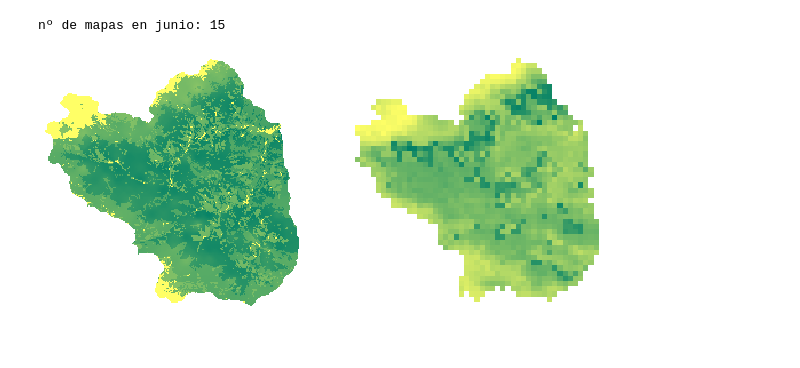
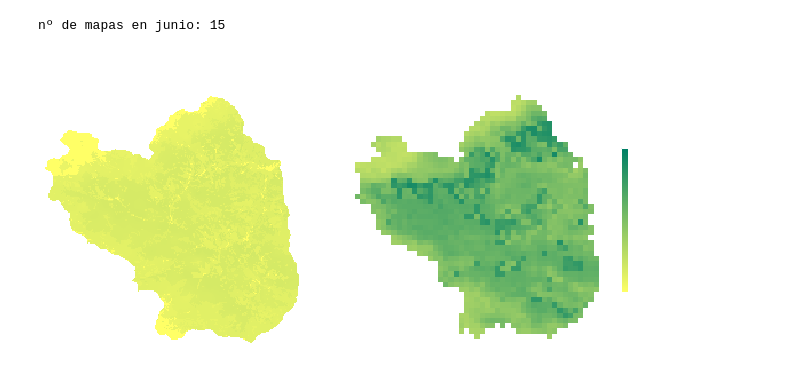
Before and after one commit to casadoj/Calibrar, a Jupyter notebook: docs/SPAEF.ipynb, the cells around one changed output. Cells and saved outputs as stored; diff of their text form; code cells hidden in the pictures; blank space fills up the shorter version.

```diff
--- a/docs/SPAEF.ipynb
+++ b/docs/SPAEF.ipynb
@@ -87,9 +87,10 @@ for i, file in enumerate(files):
     read_ascii(file)
     if i == 0:
         ETtetis = read_ascii.data
-        atrs = read_ascii.attributes
+        atrsTetis = read_ascii.attributes
     else:
         ETtetis = np.dstack((ETtetis, read_ascii.data))
+
 # transformar 'ETtetis' para que la primera dimensión sea el tiempo
 tmp = np.ones((ETtetis.shape[2], ETtetis.shape[0], ETtetis.shape[1])) * np.nan
 for i in range(ETtetis.shape[2]):
@@ -170,14 +172,28 @@ __Terra__
 # evapotranspiración media en junio
 mask = np.array([d.month == 6 for d in datesTerra])
 print('nº de mapas en junio: {0}'.format(mask.sum()))
-meanTerra = np.nanmean(ETterra[mask,:,:], axis=0)
+meanTerra = np.nanmean(ETterra[mask,:,:], axis=0).data
 # %% [output]
 nº de mapas en junio: 15
-# %%
-fig, axes = plt.subplots(ncols=2, figsize=(10, 5))
-
-for ax, data in zip(axes, [meanTETIS, meanTerra]):
-    ax.imshow(data, cmap='summer_r')
-    ax.axis('off')
-# %% [output]
-[figure, removed]
+# %%
+fig, axes = plt.subplots(ncols=2, figsize=(10, 5))
+fig.subplots_adjust(right=0.9)
+
+r = 10
+vmin = np.floor(min(np.nanmin(meanTETIS), np.nanmin(meanTerra)) / r) * r
+vmax = np.ceil(max(np.nanmax(meanTETIS), np.nanmax(meanTerra)) / r) * r
+cmap = 'summer_r'
+
+for ax, data, title in zip(axes, [meanTETIS, meanTerra], ['TETIS', 'Terra']):
+    im = ax.imshow(data, cmap=cmap, vmin=vmin, vmax=vmax)
+    ax.set_title(title, fontsize=13)
+    ax.axis('off')
+
+cbar_ax = fig.add_axes([0.925, 0.3, 0.01, 0.4])
+cbar_ax.tick_params(labelsize=12)
+cb = plt.colorbar(im, cax=cbar_ax, orientation='vertical')
+cb.set_label('mm/mes', fontsize=14)
+
+fig.text(0.5, .92, 'ET media junio', fontsize=15, fontweight='bold', horizontalalignment='center');
+# %% [output]
+[figure, added]
```
Also changed, not shown: parts of 17 cells of this notebook, 6 other files.
